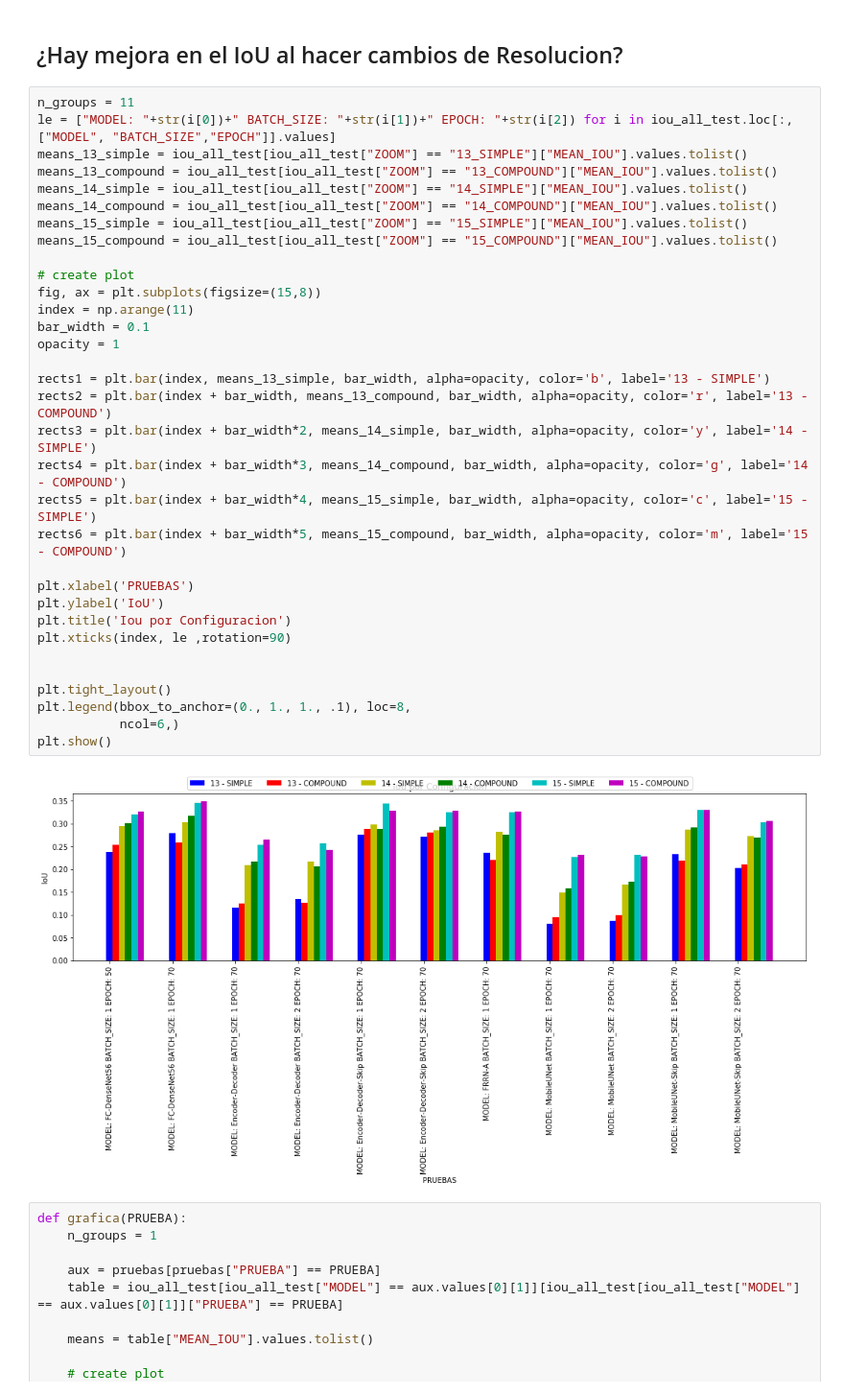
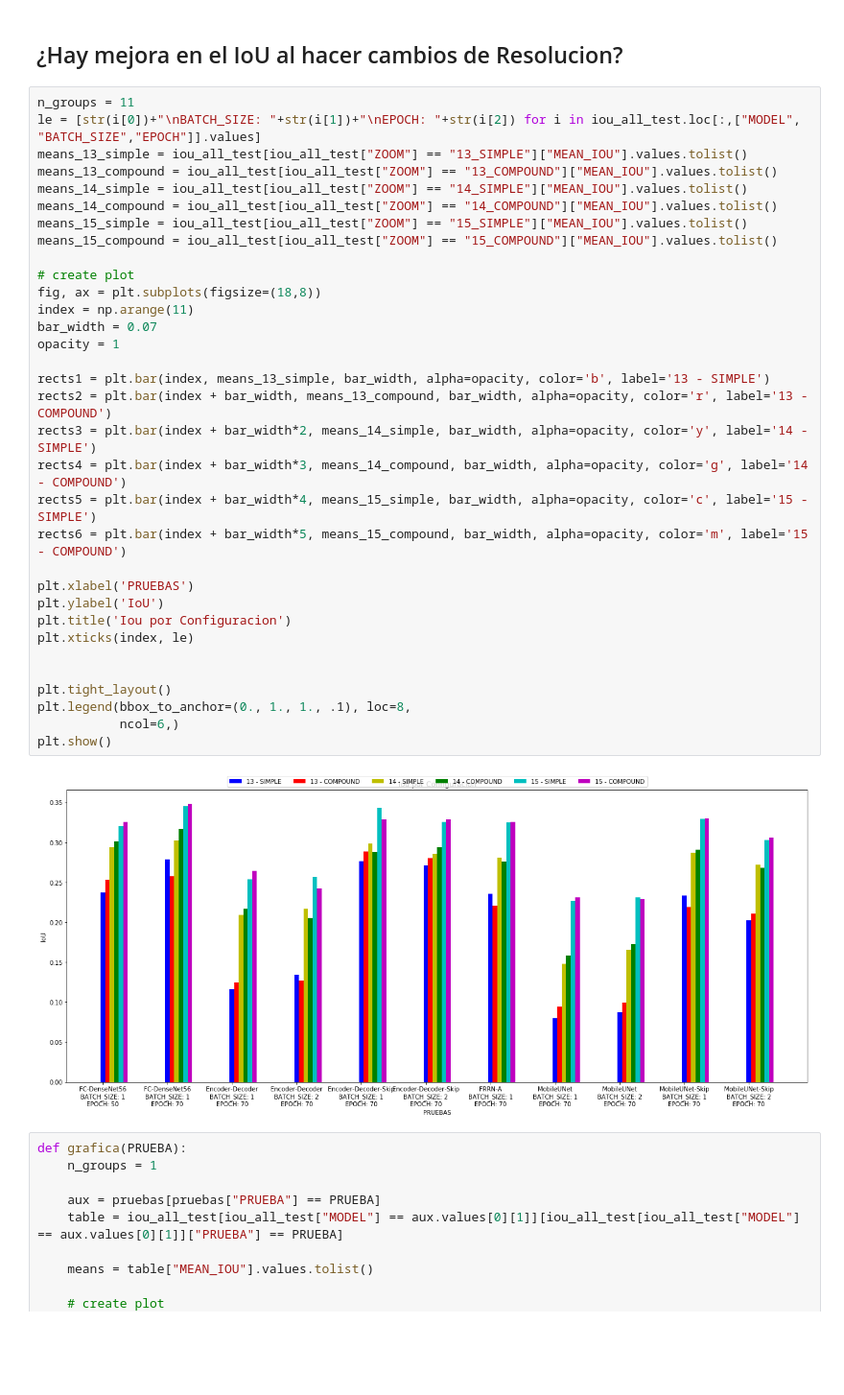
Before and after one commit to DaielChom/proyecto_uis, a Jupyter notebook: 07 - Presentación Resultados.ipynb, the cells around one changed output. Shown at 96% size. Saved outputs shown, nothing was run; the diff lists cells and outputs as text; blank space fills up the shorter version.

```diff
--- a/07 - Presentación Resultados.ipynb
+++ b/07 - Presentación Resultados.ipynb
@@ -56,39 +56,39 @@ iou_all_test.head()
 ## ¿Hay mejora en el IoU al hacer cambios de Resolucion?
 # %%
 n_groups = 11
-le = ["MODEL: "+str(i[0])+" BATCH_SIZE: "+str(i[1])+" EPOCH: "+str(i[2]) for i in iou_all_test.loc[:,["MODEL", "BATCH_SIZE","EPOCH"]].values]
+le = [str(i[0])+"\nBATCH_SIZE: "+str(i[1])+"\nEPOCH: "+str(i[2]) for i in iou_all_test.loc[:,["MODEL", "BATCH_SIZE","EPOCH"]].values]
 means_13_simple = iou_all_test[iou_all_test["ZOOM"] == "13_SIMPLE"]["MEAN_IOU"].values.tolist()
 means_13_compound = iou_all_test[iou_all_test["ZOOM"] == "13_COMPOUND"]["MEAN_IOU"].values.tolist()
 means_14_simple = iou_all_test[iou_all_test["ZOOM"] == "14_SIMPLE"]["MEAN_IOU"].values.tolist()
 means_14_compound = iou_all_test[iou_all_test["ZOOM"] == "14_COMPOUND"]["MEAN_IOU"].values.tolist()
 means_15_simple = iou_all_test[iou_all_test["ZOOM"] == "15_SIMPLE"]["MEAN_IOU"].values.tolist()
 means_15_compound = iou_all_test[iou_all_test["ZOOM"] == "15_COMPOUND"]["MEAN_IOU"].values.tolist()
 
 # create plot
-fig, ax = plt.subplots(figsize=(15,8))
+fig, ax = plt.subplots(figsize=(18,8))
 index = np.arange(11)
-bar_width = 0.1
+bar_width = 0.07
 opacity = 1
 
 rects1 = plt.bar(index, means_13_simple, bar_width, alpha=opacity, color='b', label='13 - SIMPLE')
 rects2 = plt.bar(index + bar_width, means_13_compound, bar_width, alpha=opacity, color='r', label='13 - COMPOUND')
 rects3 = plt.bar(index + bar_width*2, means_14_simple, bar_width, alpha=opacity, color='y', label='14 - SIMPLE')
 rects4 = plt.bar(index + bar_width*3, means_14_compound, bar_width, alpha=opacity, color='g', label='14 - COMPOUND')
 rects5 = plt.bar(index + bar_width*4, means_15_simple, bar_width, alpha=opacity, color='c', label='15 - SIMPLE')
 rects6 = plt.bar(index + bar_width*5, means_15_compound, bar_width, alpha=opacity, color='m', label='15 - COMPOUND')
 
 plt.xlabel('PRUEBAS')
 plt.ylabel('IoU')
 plt.title('Iou por Configuracion')
-plt.xticks(index, le ,rotation=90)
+plt.xticks(index, le)
 
 
 plt.tight_layout()
 plt.legend(bbox_to_anchor=(0., 1., 1., .1), loc=8,
            ncol=6,)
 plt.show()
 # %% [output]
-[figure, old version]
+[figure, new version]
 # %%
 def grafica(PRUEBA):
     n_groups = 1
```
Also changed, not shown: parts of 12 cells of this notebook.
